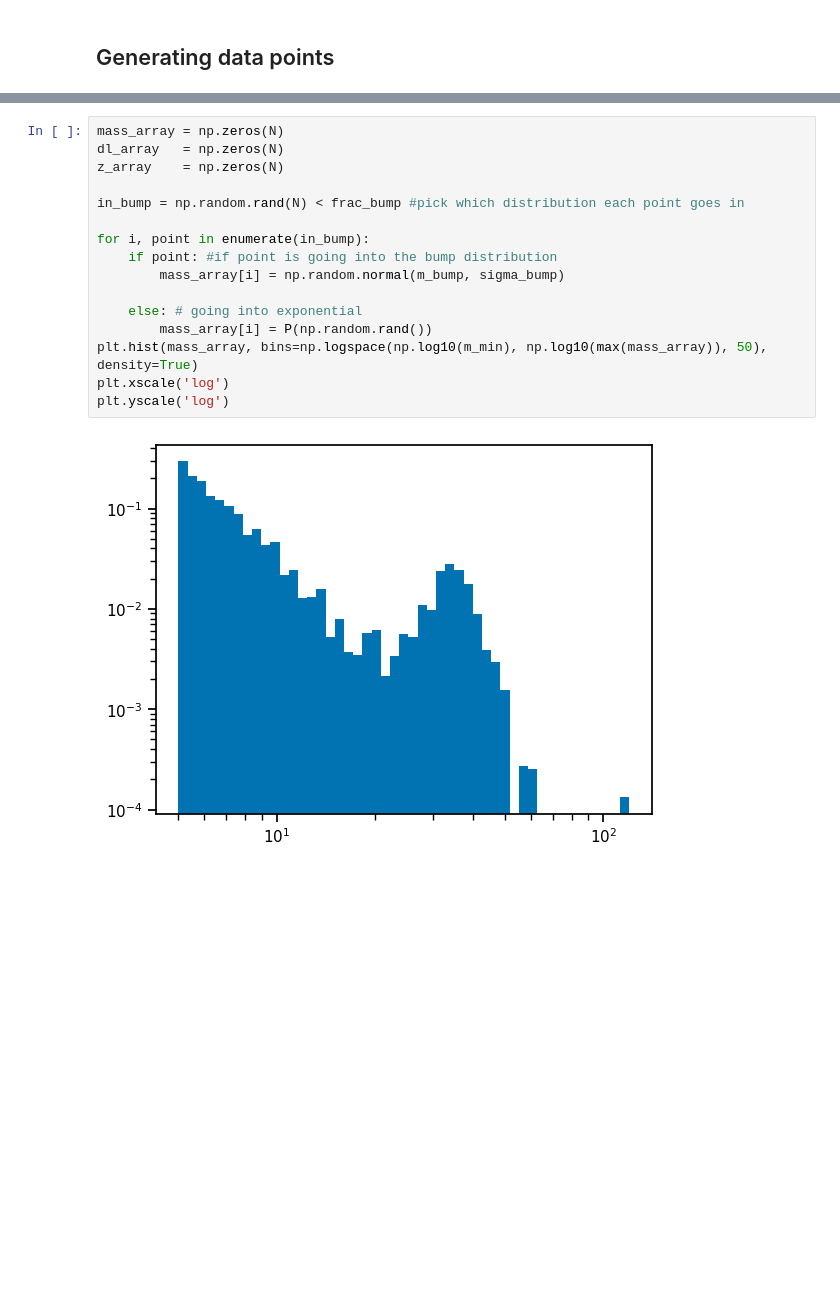
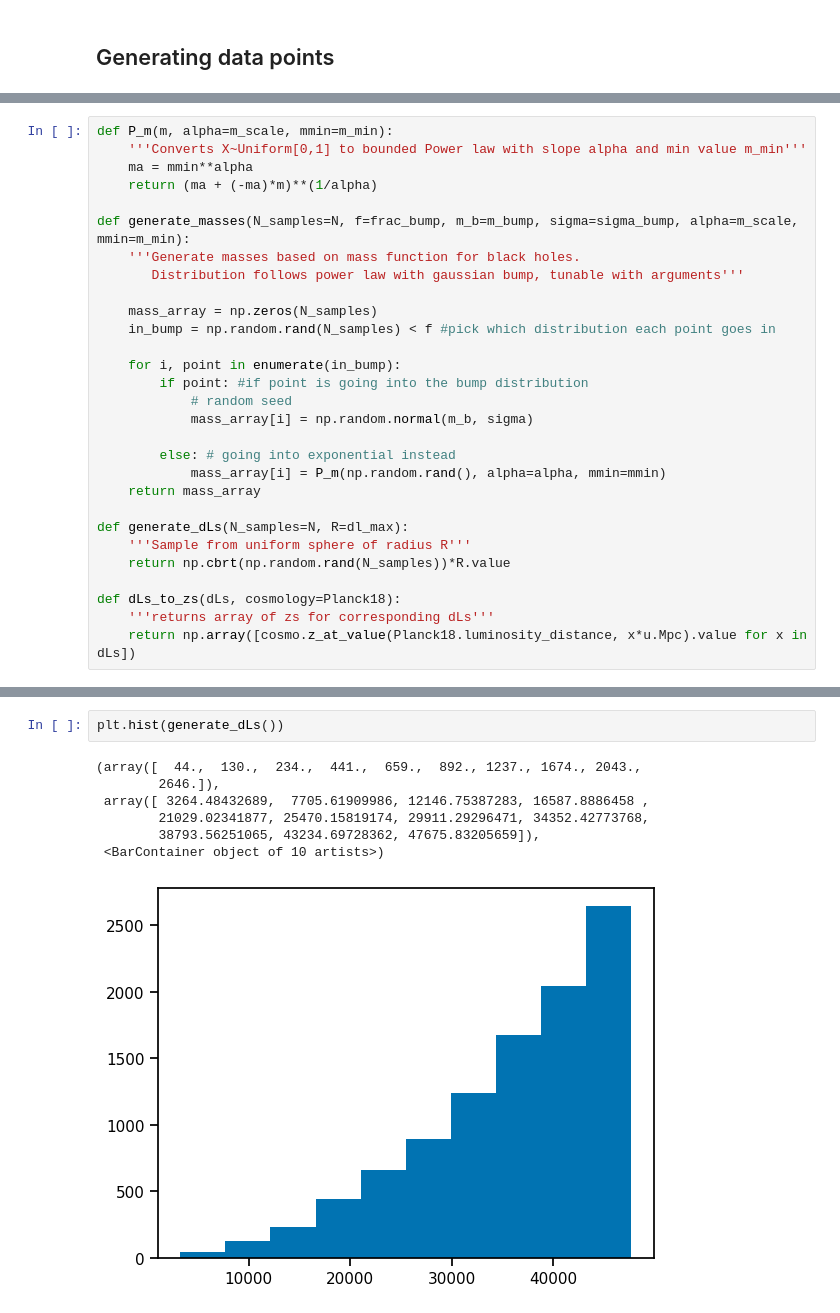
Before and after one commit to farr/FastMFCosmology, a Jupyter notebook: Make-Own-Data.ipynb, the cells around one changed output, grey strips where cells are left out. Cells and saved outputs as stored; diff of their text form; blank space fills up the shorter version.

```diff
--- a/Make-Own-Data.ipynb
+++ b/Make-Own-Data.ipynb
@@ -64 +47,30 @@ def generate_masses(N_samples=N, f=frac_bump, m_b=m_bump, sigma=sigma_bump, alph
+# %%
+def P_m(m, alpha=m_scale, mmin=m_min):
+    '''Converts X~Uniform[0,1] to bounded Power law with slope alpha and min value m_min'''
+    ma = mmin**alpha
+    return (ma + (-ma)*m)**(1/alpha)
+
+def generate_masses(N_samples=N, f=frac_bump, m_b=m_bump, sigma=sigma_bump, alpha=m_scale, mmin=m_min):
+    '''Generate masses based on mass function for black holes.
+       Distribution follows power law with gaussian bump, tunable with arguments'''
+
+    mass_array = np.zeros(N_samples)
+    in_bump = np.random.rand(N_samples) < f #pick which distribution each point goes in
+
+    for i, point in enumerate(in_bump):
+        if point: #if point is going into the bump distribution
+            # random seed
+            mass_array[i] = np.random.normal(m_b, sigma)
+
+        else: # going into exponential instead
+            mass_array[i] = P_m(np.random.rand(), alpha=alpha, mmin=mmin)
+    return mass_array
+
+def generate_dLs(N_samples=N, R=dl_max):
+    '''Sample from uniform sphere of radius R'''
+    return np.cbrt(np.random.rand(N_samples))*R.value
+
+def dLs_to_zs(dLs, cosmology=Planck18):
+    '''returns array of zs for corresponding dLs'''
+    return np.array([cosmo.z_at_value(Planck18.luminosity_distance, x*u.Mpc).value for x in dLs])
 # %%
@@ -74,18 +86,10 @@ plt.xscale('log')
 # %%
-mass_array = np.zeros(N)
-dl_array   = np.zeros(N)
-z_array    = np.zeros(N)
-
-in_bump = np.random.rand(N) < frac_bump #pick which distribution each point goes in
-
-for i, point in enumerate(in_bump):
-    if point: #if point is going into the bump distribution
-        mass_array[i] = np.random.normal(m_bump, sigma_bump)
-
-    else: # going into exponential
-        mass_array[i] = P(np.random.rand())
-plt.hist(mass_array, bins=np.logspace(np.log10(m_min), np.log10(max(mass_array)), 50), density=True)
-plt.xscale('log')
-plt.yscale('log')
+plt.hist(generate_dLs())
 # %% [output]
+(array([  44.,  130.,  234.,  441.,  659.,  892., 1237., 1674., 2043.,
+        2646.]),
+ array([ 3264.48432689,  7705.61909986, 12146.75387283, 16587.8886458 ,
+        21029.02341877, 25470.15819174, 29911.29296471, 34352.42773768,
+        38793.56251065, 43234.69728362, 47675.83205659]),
+ <BarContainer object of 10 artists>)
-[figure, old version]
+[figure, new version]
```
Also changed, not shown: parts of 12 cells of this notebook.
